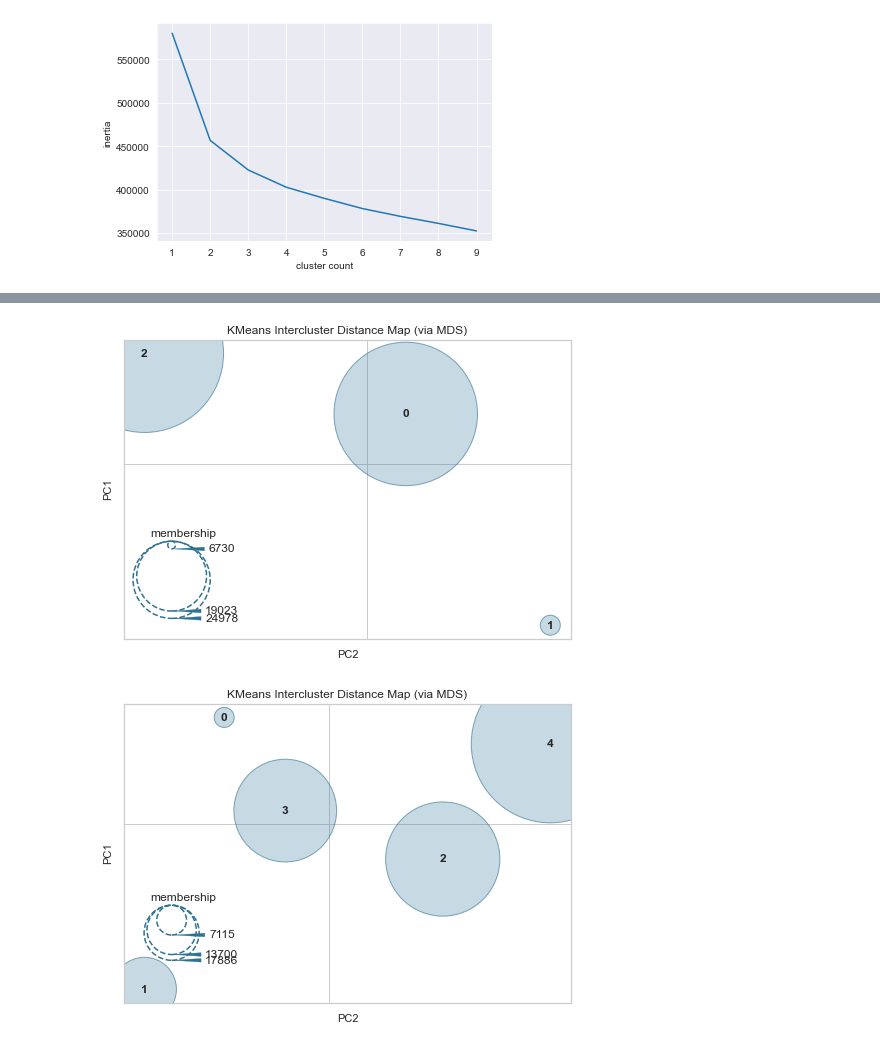
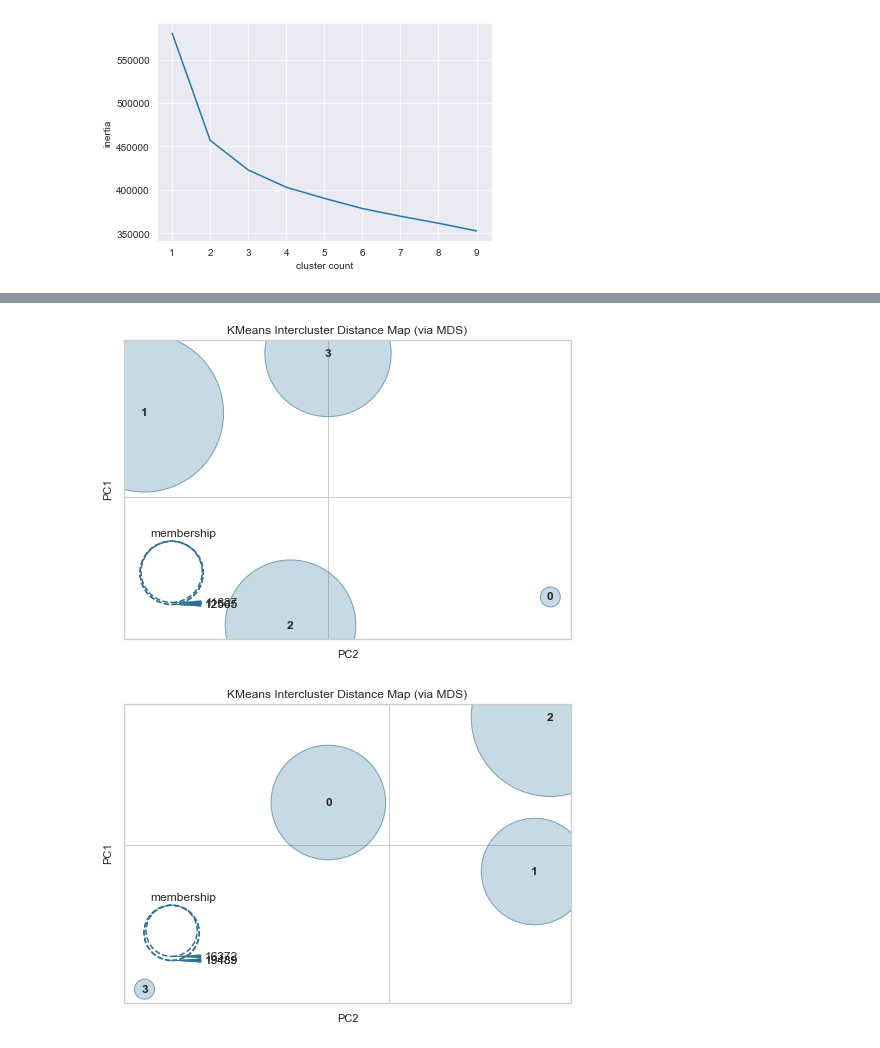
Before and after one commit to divmi/InstaCart, a Jupyter notebook: CustomerSegmentation.ipynb, the cells around one changed output, grey strips where cells are left out. Saved outputs shown, nothing was run; the diff lists cells and outputs as text; code cells hidden in the pictures.

```diff
--- a/CustomerSegmentation.ipynb
+++ b/CustomerSegmentation.ipynb
@@ -664,0 +721,6 @@ pca_46_dataset.describe()
+# %%
+scaler=MinMaxScaler()
+minMaxScaledData=scaler.fit_transform(data)
+pca_46_dataset=pd.DataFrame(minMaxScaledData,columns=list(data.columns))
+plt.figure(figsize=(13,5))
+plt.plot(pca_46_dataset)
@@ -694,13 +774,13 @@ def CalculateCluster(model, n_cluster):
     visualizer.fit(model)
     visualizer.show()
 # %%
-CalculateCluster(pca_46_dataset,3)
+CalculateCluster(pca_46_dataset,4)
 # %% [output]
-[figure, old version]
+[figure, new version]
 # %%
-CalculateCluster(pca_50_dataset,5)
+CalculateCluster(pca_50_dataset,4)
 # %% [output]
-[figure, old version]
+[figure, new version]
 # %%
 def createTemplateForCSV(n_clusters,dataset,user_info,name):
     modelForCluster=KMeans(n_clusters=n_clusters, random_state=42)
```
Also changed, not shown: parts of 20 cells of this notebook.
